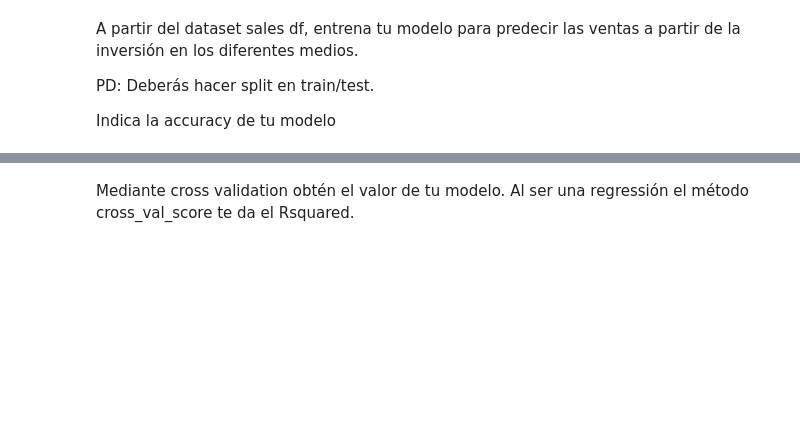
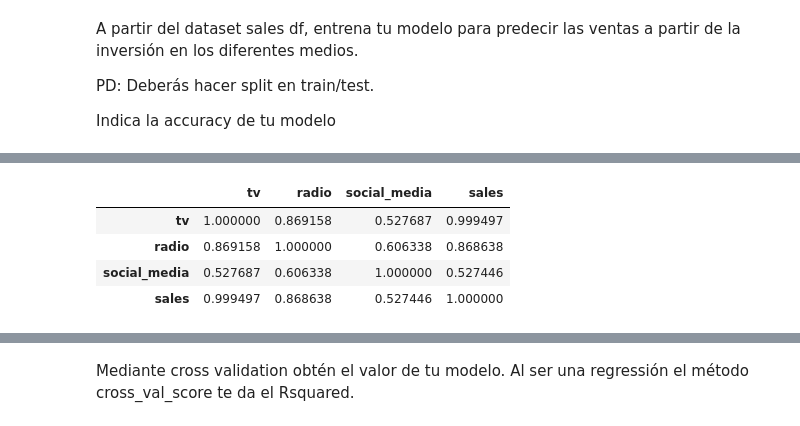
Before and after one commit to victormerch/ML_SickitLearn_Classification_Regression, a Jupyter notebook: ML_SickitLearn_Classification_Regression.ipynb, the cells around one changed output, grey strips where cells are left out. Drawn from its saved outputs; the diff is of its cells as text; code cells hidden in the pictures; blank space fills up the shorter version.

```diff
--- a/ML_SickitLearn_Classification_Regression.ipynb
+++ b/ML_SickitLearn_Classification_Regression.ipynb
@@ -192,0 +206,8 @@ Indica la accuracy de tu modelo
+# %%
+data_sales.corr()
+# %% [output]
+|  | tv | radio | social_media | sales |
+| tv | 1.000000 | 0.869158 | 0.527687 | 0.999497 |
+| radio | 0.869158 | 1.000000 | 0.606338 | 0.868638 |
+| social_media | 0.527687 | 0.606338 | 1.000000 | 0.527446 |
+| sales | 0.999497 | 0.868638 | 0.527446 | 1.000000 |
```
Also changed, not shown: parts of 8 cells of this notebook, 1 other file.
